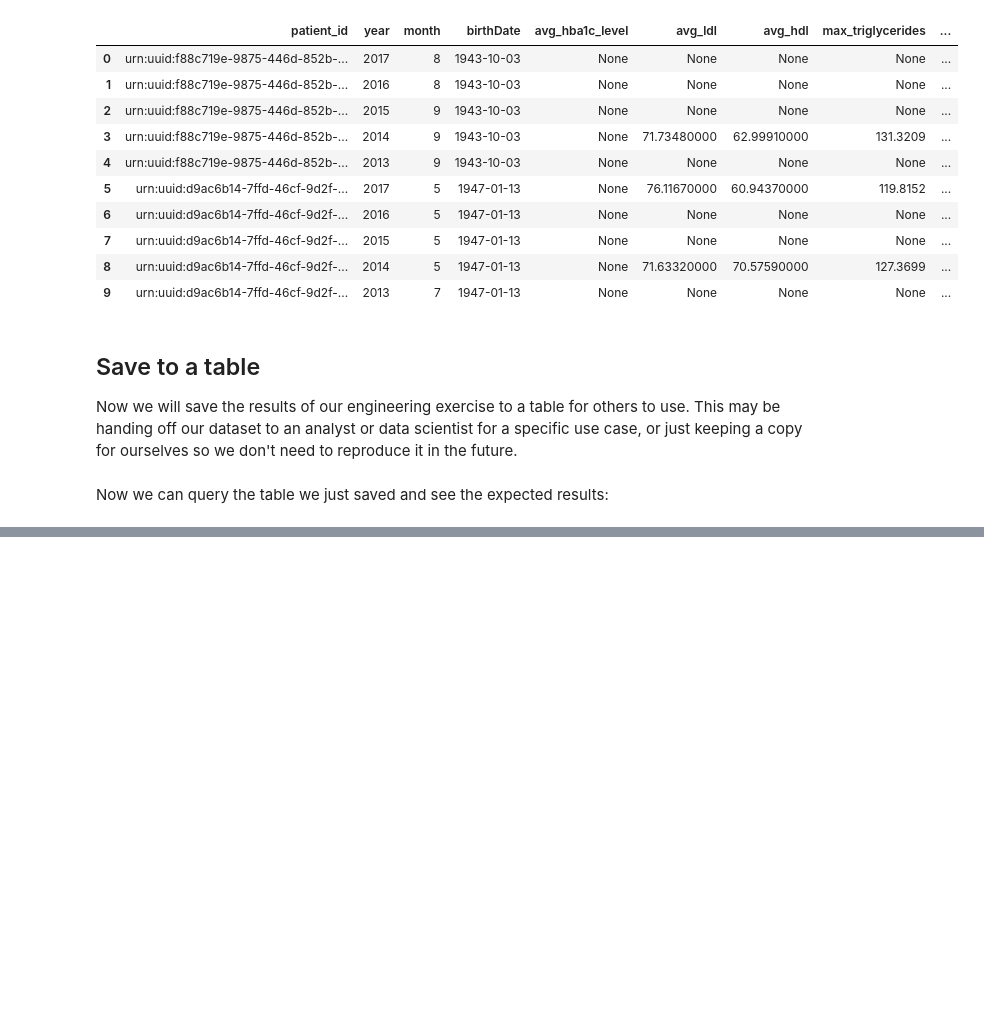
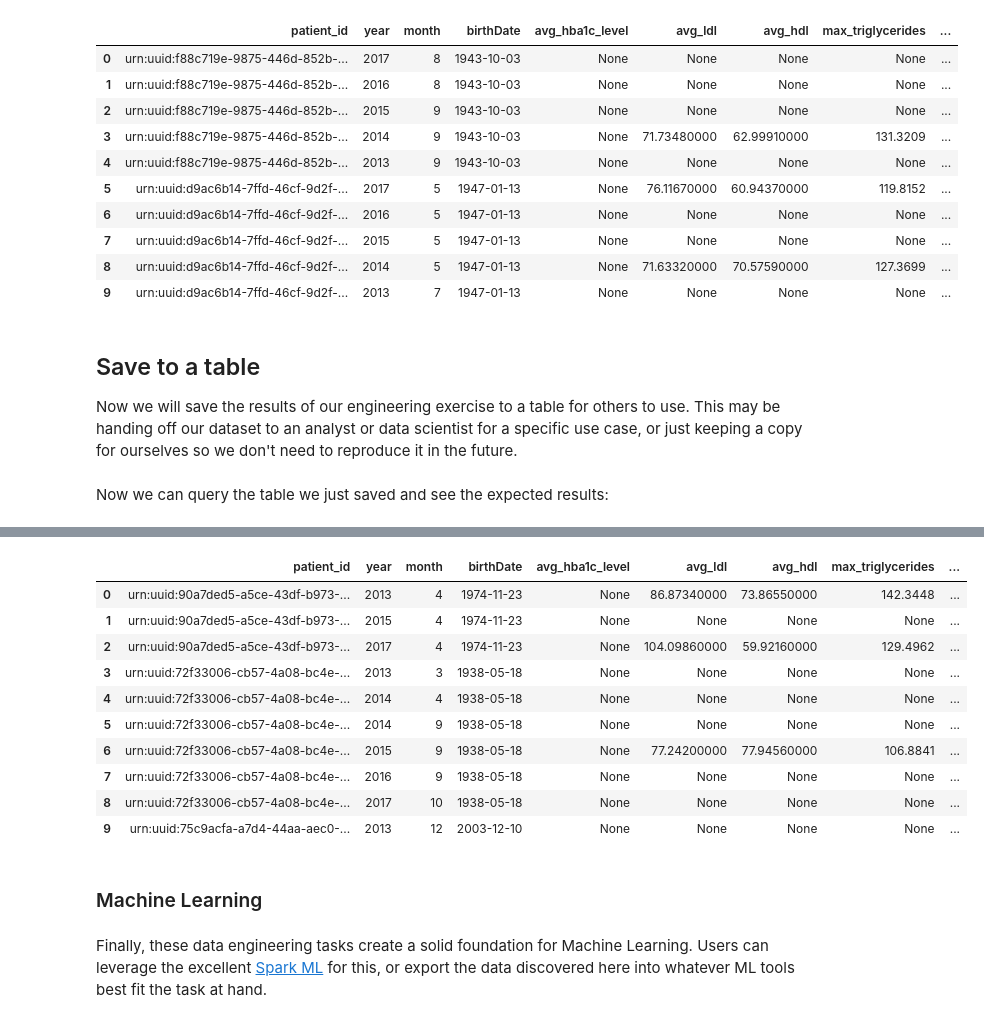
Before and after one commit to cerner/bunsen-tutorial, a Jupyter notebook: data_engineering_tutorial.ipynb, the cells around one changed output, grey strips where cells are left out. Saved outputs shown, nothing was run; the diff lists cells and outputs as text; code cells hidden in the pictures; blank space fills up the shorter version.

Commit message:
Add correlation and windowing functions example

```diff
--- a/data_engineering_tutorial.ipynb
+++ b/data_engineering_tutorial.ipynb
@@ -349,7 +349,8 @@ select id patient_id, birthDate from patient
 # %%
 joined_patient = patients \
                  .join(observations, 'patient_id', 'left_outer') \
-                 .join(conditions, ['patient_id', 'year', 'month'], 'left_outer')
+                 .join(conditions, ['patient_id', 'year', 'month'], 'left_outer') \
+                 .where(col('year').isNotNull())
 # %% [markdown]
 That's it! Let's take a look at our handiwork:
 # %%
@@ -394,0 +411,25 @@ spark.sql('select * from my_analysis_work.example_timeseries limit 10').toPandas
+# %%
+from pyspark.sql.window import Window
+import pyspark.sql.functions as func
+
+window = Window.partitionBy('patient_id').orderBy('year', 'month')
+
+predict_chd = joined_patient.withColumn('next_chd', func.lead('chd').over(window))
+
+predict_chd.limit(10).toPandas()
+# %% [output]
+|  | patient_id | year | month | birthDate | avg_hba1c_level | avg_ldl | avg_hdl | max_triglycerides | ... |
+| 0 | urn:uuid:90a7ded5-a5ce-43df-b973-... | 2013 | 4 | 1974-11-23 | None | 86.87340000 | 73.86550000 | 142.3448 | ... |
+| 1 | urn:uuid:90a7ded5-a5ce-43df-b973-... | 2015 | 4 | 1974-11-23 | None | None | None | None | ... |
+| 2 | urn:uuid:90a7ded5-a5ce-43df-b973-... | 2017 | 4 | 1974-11-23 | None | 104.09860000 | 59.92160000 | 129.4962 | ... |
+| 3 | urn:uuid:72f33006-cb57-4a08-bc4e-... | 2013 | 3 | 1938-05-18 | None | None | None | None | ... |
+| 4 | urn:uuid:72f33006-cb57-4a08-bc4e-... | 2014 | 4 | 1938-05-18 | None | None | None | None | ... |
+| 5 | urn:uuid:72f33006-cb57-4a08-bc4e-... | 2014 | 9 | 1938-05-18 | None | None | None | None | ... |
+| 6 | urn:uuid:72f33006-cb57-4a08-bc4e-... | 2015 | 9 | 1938-05-18 | None | 77.24200000 | 77.94560000 | 106.8841 | ... |
+| 7 | urn:uuid:72f33006-cb57-4a08-bc4e-... | 2016 | 9 | 1938-05-18 | None | None | None | None | ... |
+| 8 | urn:uuid:72f33006-cb57-4a08-bc4e-... | 2017 | 10 | 1938-05-18 | None | None | None | None | ... |
+| 9 | urn:uuid:75c9acfa-a7d4-44aa-aec0-... | 2013 | 12 | 2003-12-10 | None | None | None | None | ... |
+# %% [markdown]
+### Machine Learning
+# %% [markdown]
+Finally, these data engineering tasks create a solid foundation for Machine Learning. Users can leverage the excellent [Spark ML](https://spark.apache.org/docs/2.3.0/ml-pipeline.html) for this, or export the data discovered here into whatever ML tools best fit the task at hand.
```
Also changed, not shown: parts of 4 cells of this notebook.
